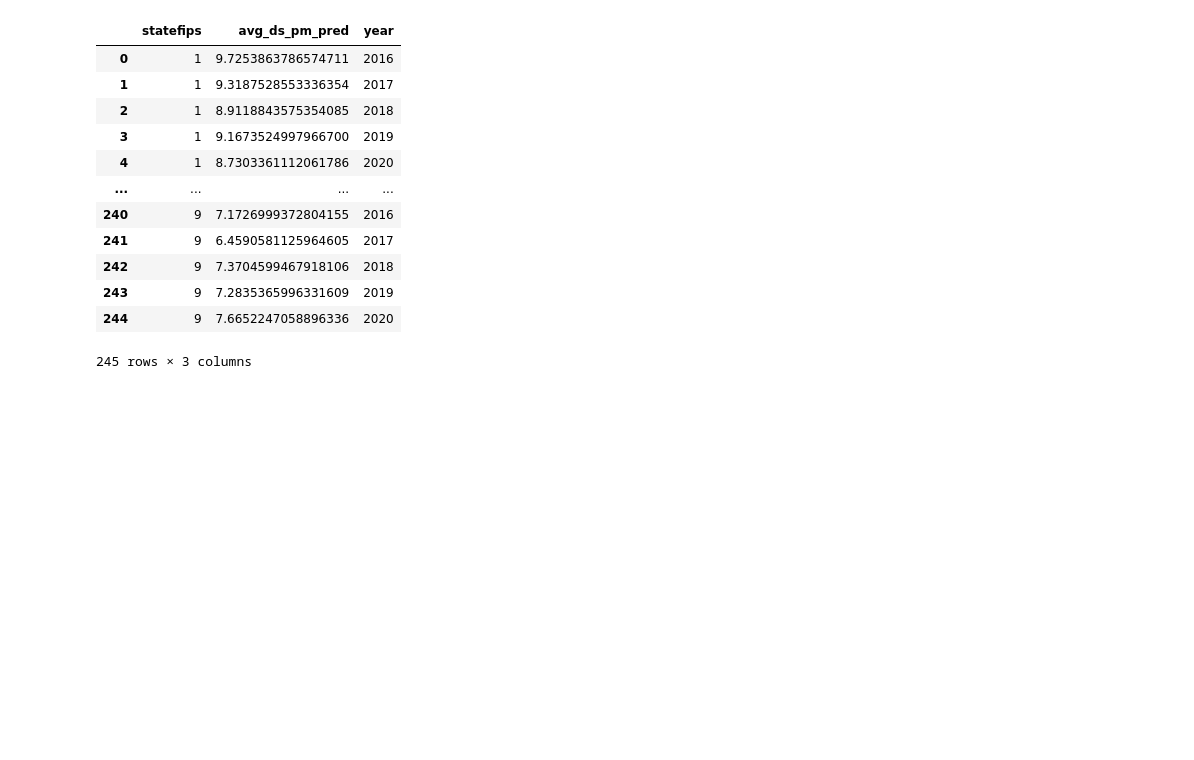
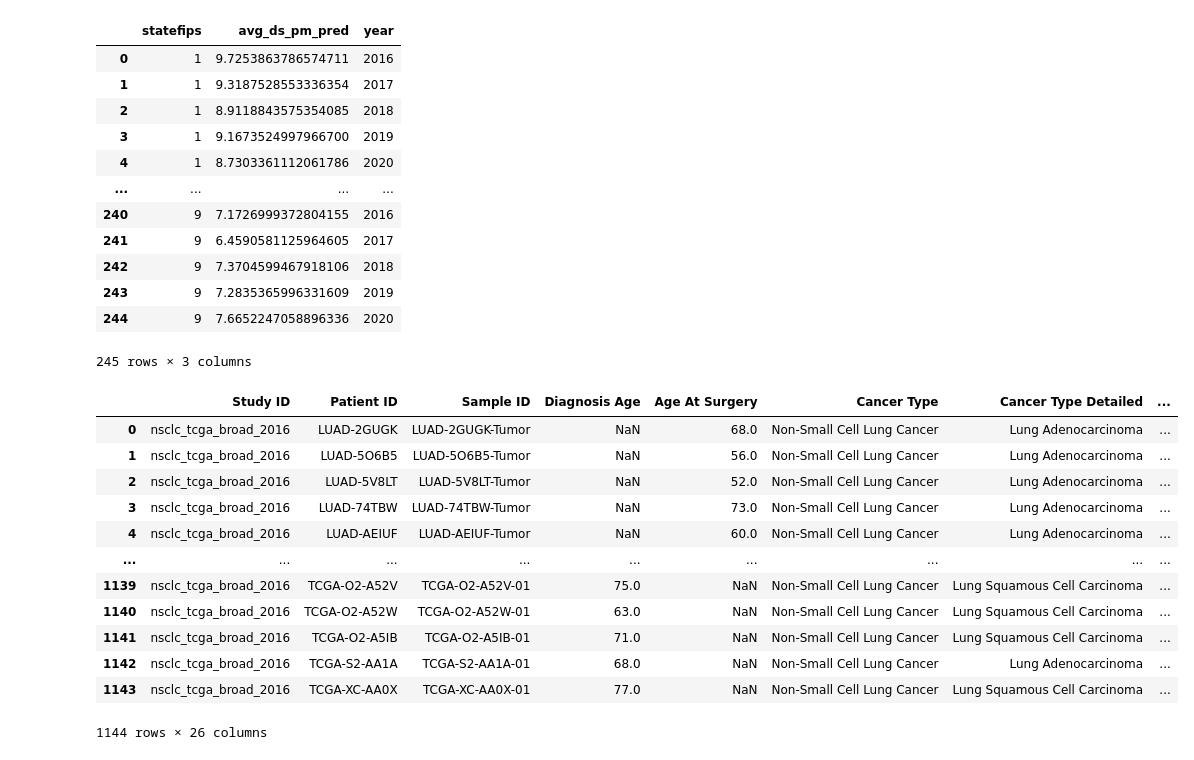
Before and after one commit to NefertitiM/Project-4-Predictors-of-Lung-Cancer, a Jupyter notebook: Starter_code.ipynb, the cells around one changed output. Saved outputs shown, nothing was run; the diff lists cells and outputs as text; code cells hidden in the pictures; blank space fills up the shorter version.

```diff
--- a/Starter_code.ipynb
+++ b/Starter_code.ipynb
@@ -42,0 +45,18 @@ PM25byState_df.to_csv("Resources/PM25byState.csv", index=False)
+# %%
+# Read the TSV file from the Resources folder into a Pandas DataFrame
+lung_cancer_data_df = pd.read_csv('Resources/nsclc_tcga_broad_2016_clinical_data.tsv', sep='\t')
+lung_cancer_data_df
+# %% [output]
+|  | Study ID | Patient ID | Sample ID | Diagnosis Age | Age At Surgery | Cancer Type | Cancer Type Detailed | ... |
+| 0 | nsclc_tcga_broad_2016 | LUAD-2GUGK | LUAD-2GUGK-Tumor | NaN | 68.0 | Non-Small Cell Lung Cancer | Lung Adenocarcinoma | ... |
+| 1 | nsclc_tcga_broad_2016 | LUAD-5O6B5 | LUAD-5O6B5-Tumor | NaN | 56.0 | Non-Small Cell Lung Cancer | Lung Adenocarcinoma | ... |
+| 2 | nsclc_tcga_broad_2016 | LUAD-5V8LT | LUAD-5V8LT-Tumor | NaN | 52.0 | Non-Small Cell Lung Cancer | Lung Adenocarcinoma | ... |
+| 3 | nsclc_tcga_broad_2016 | LUAD-74TBW | LUAD-74TBW-Tumor | NaN | 73.0 | Non-Small Cell Lung Cancer | Lung Adenocarcinoma | ... |
+| 4 | nsclc_tcga_broad_2016 | LUAD-AEIUF | LUAD-AEIUF-Tumor | NaN | 60.0 | Non-Small Cell Lung Cancer | Lung Adenocarcinoma | ... |
+| ... | ... | ... | ... | ... | ... | ... | ... | ... |
+| 1139 | nsclc_tcga_broad_2016 | TCGA-O2-A52V | TCGA-O2-A52V-01 | 75.0 | NaN | Non-Small Cell Lung Cancer | Lung Squamous Cell Carcinoma | ... |
+| 1140 | nsclc_tcga_broad_2016 | TCGA-O2-A52W | TCGA-O2-A52W-01 | 63.0 | NaN | Non-Small Cell Lung Cancer | Lung Squamous Cell Carcinoma | ... |
+| 1141 | nsclc_tcga_broad_2016 | TCGA-O2-A5IB | TCGA-O2-A5IB-01 | 71.0 | NaN | Non-Small Cell Lung Cancer | Lung Squamous Cell Carcinoma | ... |
+| 1142 | nsclc_tcga_broad_2016 | TCGA-S2-AA1A | TCGA-S2-AA1A-01 | 68.0 | NaN | Non-Small Cell Lung Cancer | Lung Adenocarcinoma | ... |
+| 1143 | nsclc_tcga_broad_2016 | TCGA-XC-AA0X | TCGA-XC-AA0X-01 | 77.0 | NaN | Non-Small Cell Lung Cancer | Lung Squamous Cell Carcinoma | ... |
+1144 rows × 26 columns
```
Also changed, not shown: parts of 11 cells of this notebook, 2 other files.
